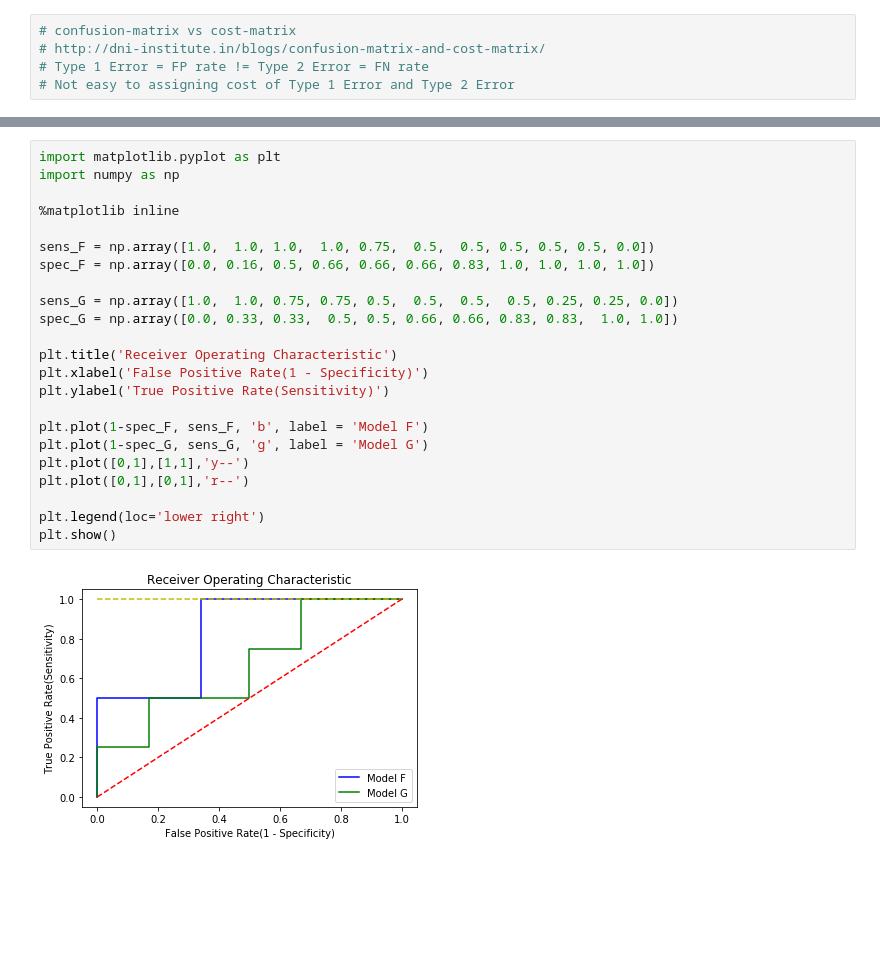
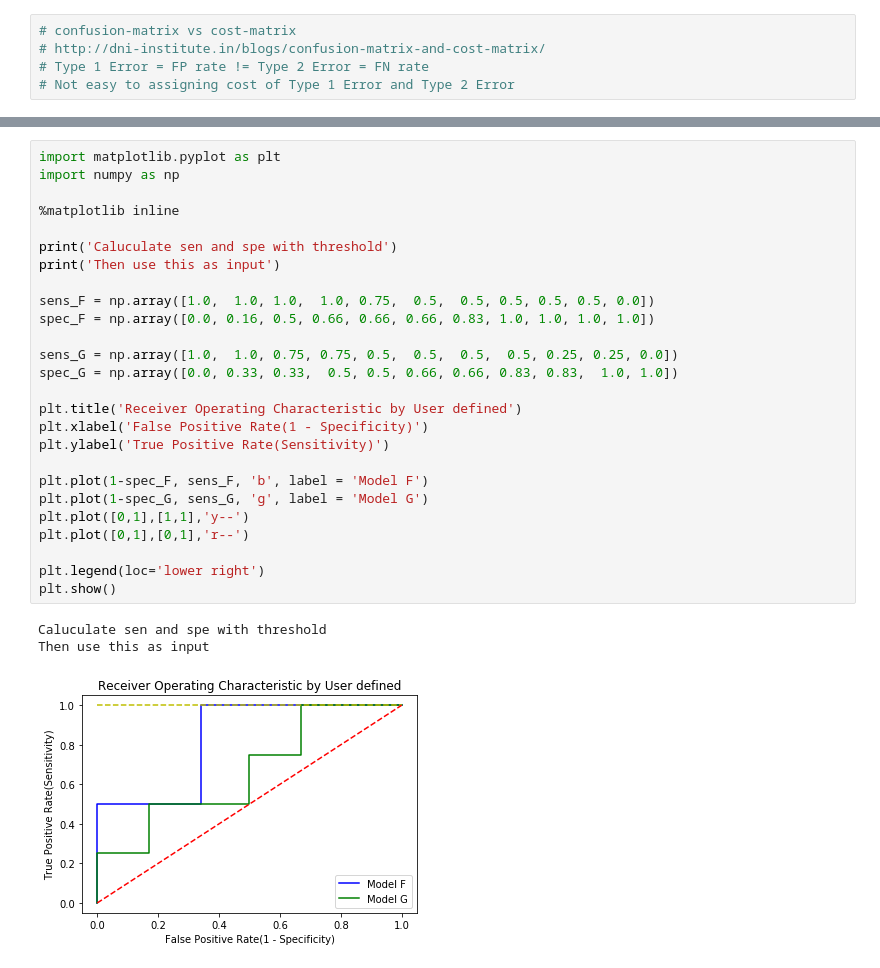
Before and after one commit to wooheaven/DeepLearning-Study, a Jupyter notebook: 03_InSpace_Keras_Tutorial/02_DL_Concept/05/05_01_evaluation_for_classification.ipynb, the cells around one changed output, grey strips where cells are left out. Drawn from its saved outputs; the diff is of its cells as text; blank space fills up the shorter version.

```diff
--- a/03_InSpace_Keras_Tutorial/02_DL_Concept/05/05_01_evaluation_for_classification.ipynb
+++ b/03_InSpace_Keras_Tutorial/02_DL_Concept/05/05_01_evaluation_for_classification.ipynb
@@ -71,25 +93,30 @@ with open('A_to_F_Model.png', 'rb') as f:
 # %%
 import matplotlib.pyplot as plt
 import numpy as np
 
 %matplotlib inline
+
+print('Caluculate sen and spe with threshold')
+print('Then use this as input')
 
 sens_F = np.array([1.0,  1.0, 1.0,  1.0, 0.75,  0.5,  0.5, 0.5, 0.5, 0.5, 0.0])
 spec_F = np.array([0.0, 0.16, 0.5, 0.66, 0.66, 0.66, 0.83, 1.0, 1.0, 1.0, 1.0])
 
 sens_G = np.array([1.0,  1.0, 0.75, 0.75, 0.5,  0.5,  0.5,  0.5, 0.25, 0.25, 0.0])
 spec_G = np.array([0.0, 0.33, 0.33,  0.5, 0.5, 0.66, 0.66, 0.83, 0.83,  1.0, 1.0])
 
-plt.title('Receiver Operating Characteristic')
+plt.title('Receiver Operating Characteristic by User defined')
 plt.xlabel('False Positive Rate(1 - Specificity)')
 plt.ylabel('True Positive Rate(Sensitivity)')
 
 plt.plot(1-spec_F, sens_F, 'b', label = 'Model F')
 plt.plot(1-spec_G, sens_G, 'g', label = 'Model G')
 plt.plot([0,1],[1,1],'y--')
 plt.plot([0,1],[0,1],'r--')
 
 plt.legend(loc='lower right')
 plt.show()
 # %% [output]
+Caluculate sen and spe with threshold
+Then use this as input
-[figure, old version]
+[figure, new version]
```
Also changed, not shown: parts of 7 cells of this notebook, 2 other files.
